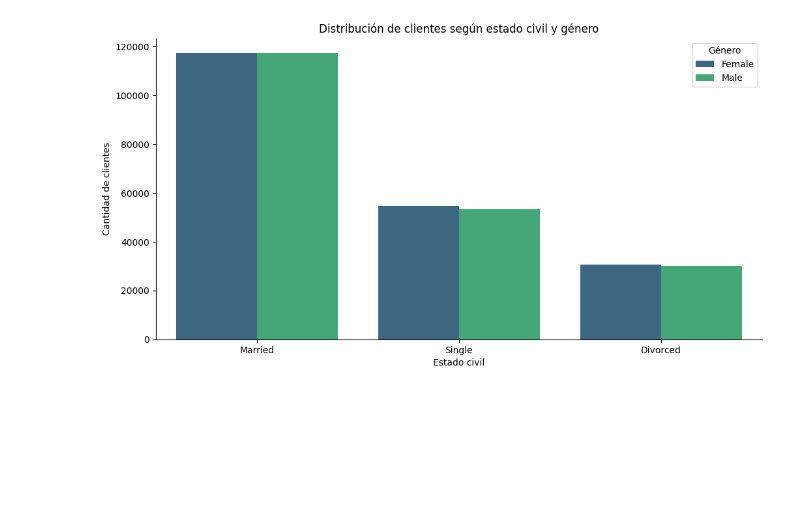
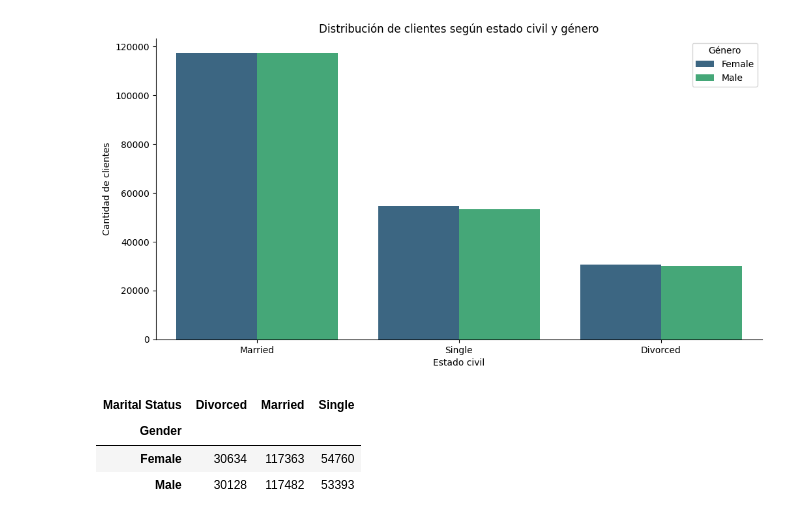
Before and after one commit to Adalab/bda-modulo-3-evaluacion-final-ptormo, a Jupyter notebook: visualizaciones_ejerciciotecnico_mod3.ipynb, the cells around one changed output. Saved outputs shown, nothing was run; the diff lists cells and outputs as text; code cells hidden in the pictures; blank space fills up the shorter version.

```diff
--- a/visualizaciones_ejerciciotecnico_mod3.ipynb
+++ b/visualizaciones_ejerciciotecnico_mod3.ipynb
@@ -131,2 +128,10 @@ sns.despine(top=True, right=True)
 # %% [output]
 [figure]
+# %%
+tabla_contingencia = pd.crosstab(df['Gender'], df['Marital Status'])
+tabla_contingencia
+# %% [output]
+| Marital Status | Divorced | Married | Single |
+| Gender |  |  |  |
+| Female | 30634 | 117363 | 54760 |
+| Male | 30128 | 117482 | 53393 |
```
Also changed, not shown: parts of 13 cells of this notebook, 1 other file.
